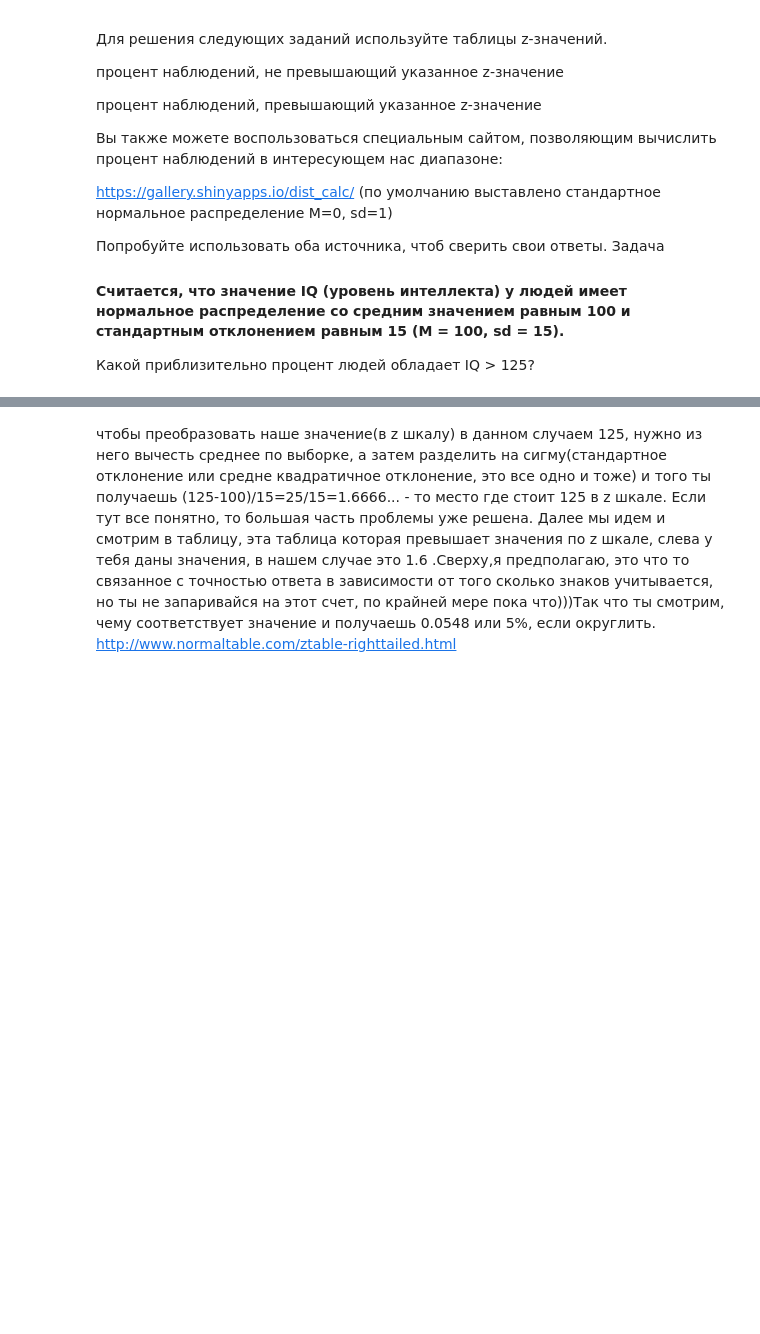
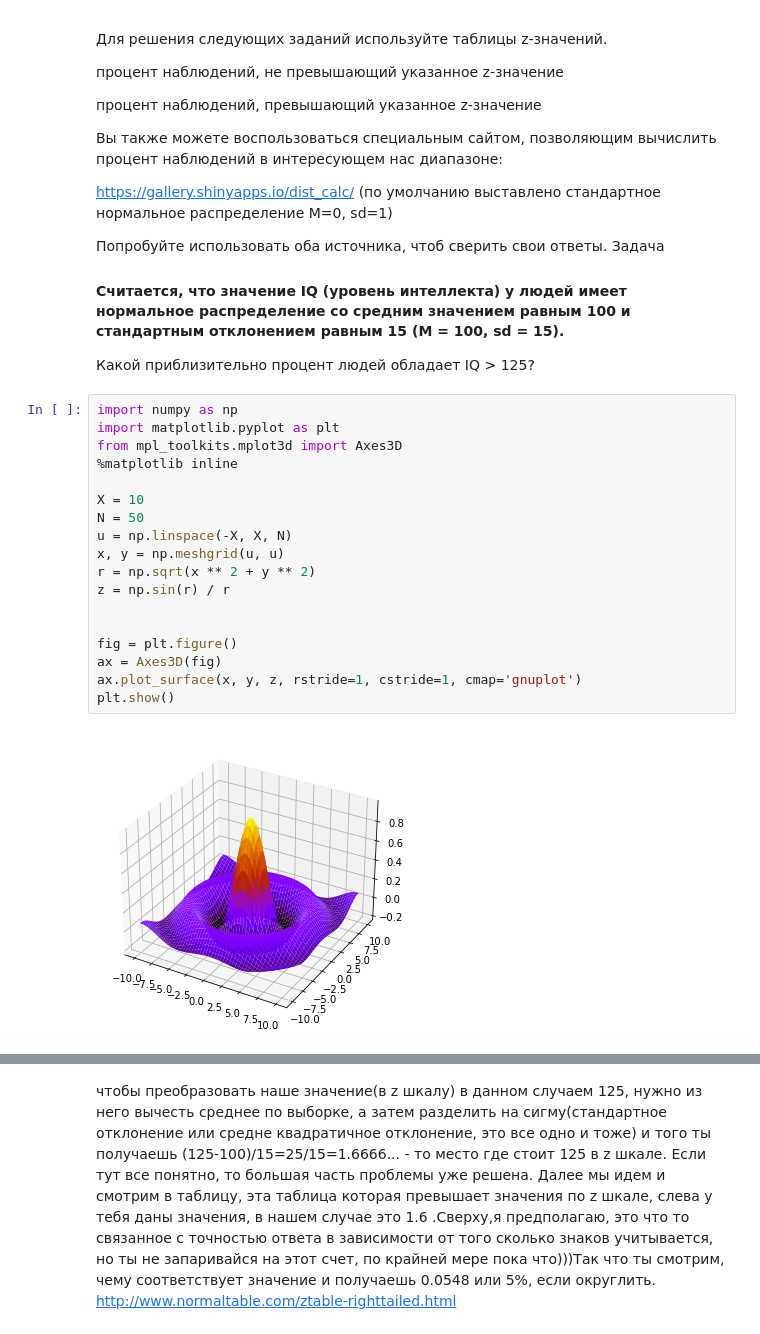
Before and after one commit to MaksimOsokin/training_in_pandas, a Jupyter notebook: tasks_from_the_course/Статистика_конспект.ipynb, the cells around one changed output, grey strips where cells are left out. Drawn from its saved outputs; the diff is of its cells as text; blank space fills up the shorter version.

```diff
--- a/tasks_from_the_course/Статистика_конспект.ipynb
+++ b/tasks_from_the_course/Статистика_конспект.ipynb
@@ -567,6 +543,26 @@ https://gallery.shinyapps.io/dist_calc/﻿  (по умолчанию выста
 
 
 Какой приблизительно процент людей обладает IQ > 125?
+# %%
+import numpy as np
+import matplotlib.pyplot as plt
+from mpl_toolkits.mplot3d import Axes3D
+%matplotlib inline
+
+X = 10
+N = 50
+u = np.linspace(-X, X, N)
+x, y = np.meshgrid(u, u)
+r = np.sqrt(x ** 2 + y ** 2)
+z = np.sin(r) / r
+
+
+fig = plt.figure()
+ax = Axes3D(fig)
+ax.plot_surface(x, y, z, rstride=1, cstride=1, cmap='gnuplot')
+plt.show()
+# %% [output]
+[figure, added]
 # %%
 import numpy as np
 
```
Also changed, not shown: parts of 81 cells of this notebook.
